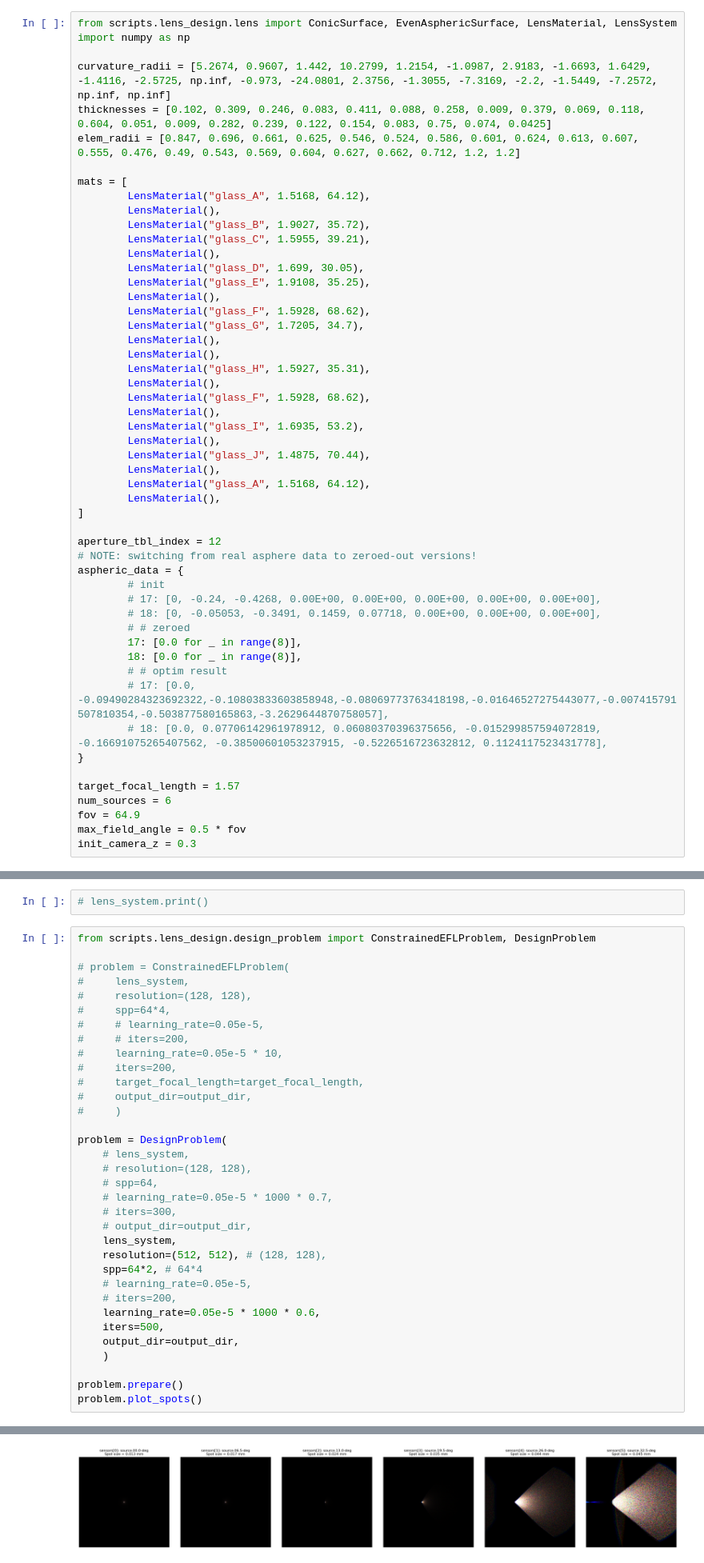
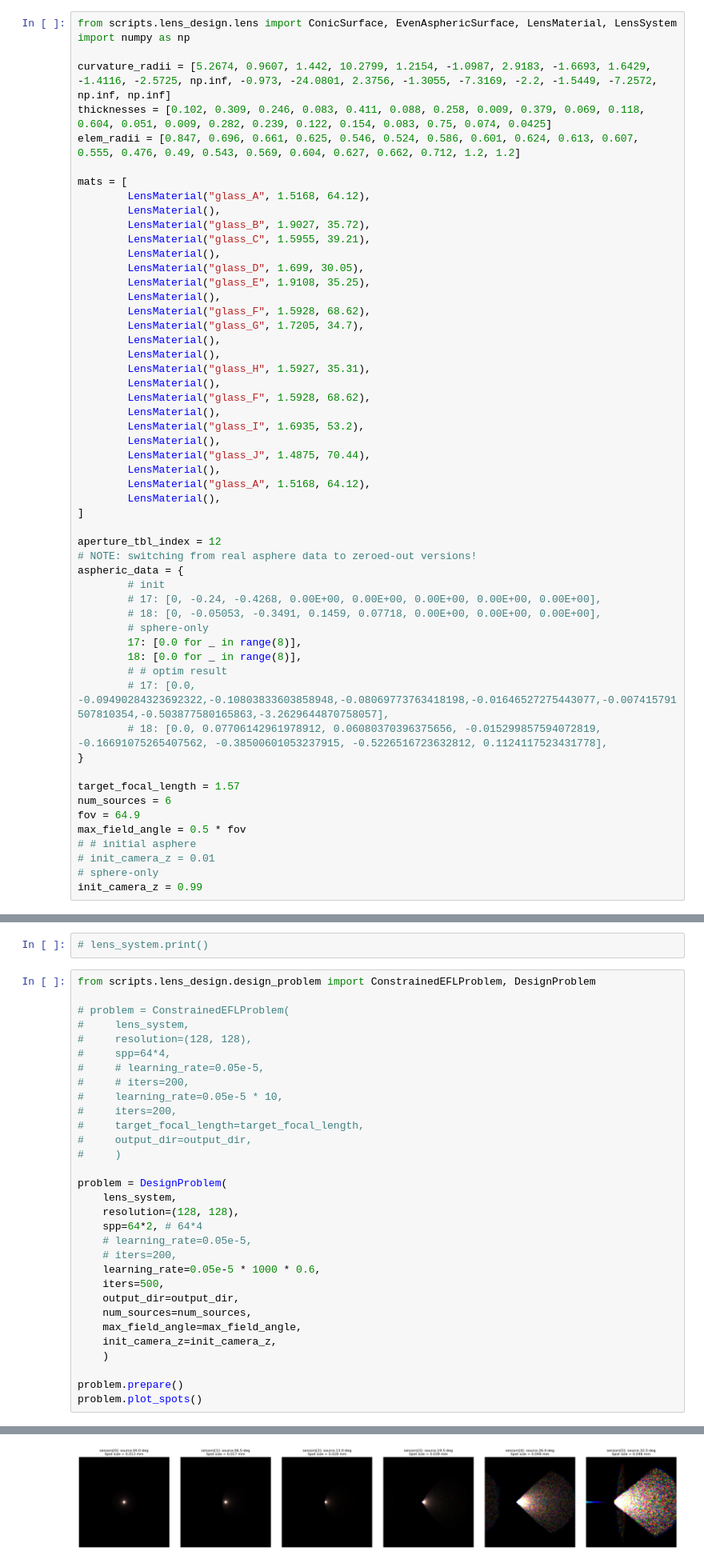
Before and after one commit to gitmon/mitsuba3-camera, a Jupyter notebook: notebooks/report_nikon_exp.ipynb, the cells around one changed output, grey strips where cells are left out. Shown at 80% size. Cells and saved outputs as stored; diff of their text form.

```diff
--- a/notebooks/report_nikon_exp.ipynb
+++ b/notebooks/report_nikon_exp.ipynb
@@ -160,7 +163,7 @@ aspheric_data = {
         # init
         # 17: [0, -0.24, -0.4268, 0.00E+00, 0.00E+00, 0.00E+00, 0.00E+00, 0.00E+00],
         # 18: [0, -0.05053, -0.3491, 0.1459, 0.07718, 0.00E+00, 0.00E+00, 0.00E+00],
-        # # zeroed
+        # sphere-only
         17: [0.0 for _ in range(8)],
         18: [0.0 for _ in range(8)],
         # # optim result
@@ -172,7 +175,10 @@ target_focal_length = 1.57
 num_sources = 6
 fov = 64.9
 max_field_angle = 0.5 * fov
-init_camera_z = 0.3
+# # initial asphere
+# init_camera_z = 0.01
+# sphere-only
+init_camera_z = 0.99
 # %% [markdown]
 ### Parse lens design
 # %%
@@ -260,20 +266,17 @@ from scripts.lens_design.design_problem import ConstrainedEFLProblem, DesignProb
 #     )
 
 problem = DesignProblem(
-    # lens_system,
-    # resolution=(128, 128),
-    # spp=64,
-    # learning_rate=0.05e-5 * 1000 * 0.7,
-    # iters=300,
-    # output_dir=output_dir,
     lens_system,
-    resolution=(512, 512), # (128, 128),
+    resolution=(128, 128),
     spp=64*2, # 64*4
     # learning_rate=0.05e-5,
     # iters=200,
     learning_rate=0.05e-5 * 1000 * 0.6,
     iters=500,
     output_dir=output_dir,
+    num_sources=num_sources,
+    max_field_angle=max_field_angle,
+    init_camera_z=init_camera_z,
     )
 
 problem.prepare()
@@ -298,8 +301,8 @@ y is close:  False
 u is close:  False
 Clipping input data to the valid range for imshow with RGB data ([0..1] for floats or [0..255] for integers).
 Clipping input data to the valid range for imshow with RGB data ([0..1] for floats or [0..255] for integers).
 Clipping input data to the valid range for imshow with RGB data ([0..1] for floats or [0..255] for integers).
 Clipping input data to the valid range for imshow with RGB data ([0..1] for floats or [0..255] for integers).
 Clipping input data to the valid range for imshow with RGB data ([0..1] for floats or [0..255] for integers).
 Clipping input data to the valid range for imshow with RGB data ([0..1] for floats or [0..255] for integers).
-[figure, old version]
+[figure, new version]
```
Also changed, not shown: parts of 12 cells of this notebook, 11 other files.
